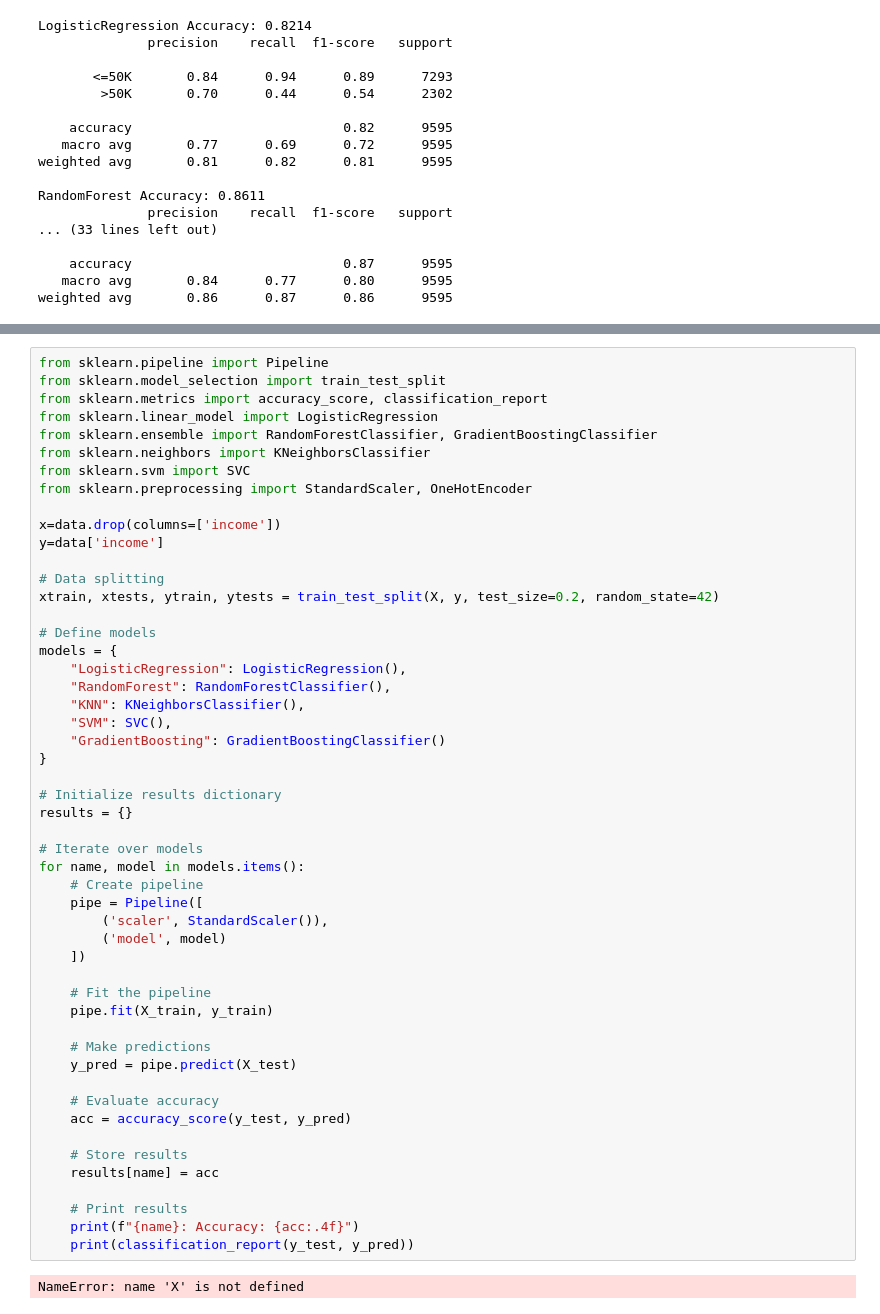
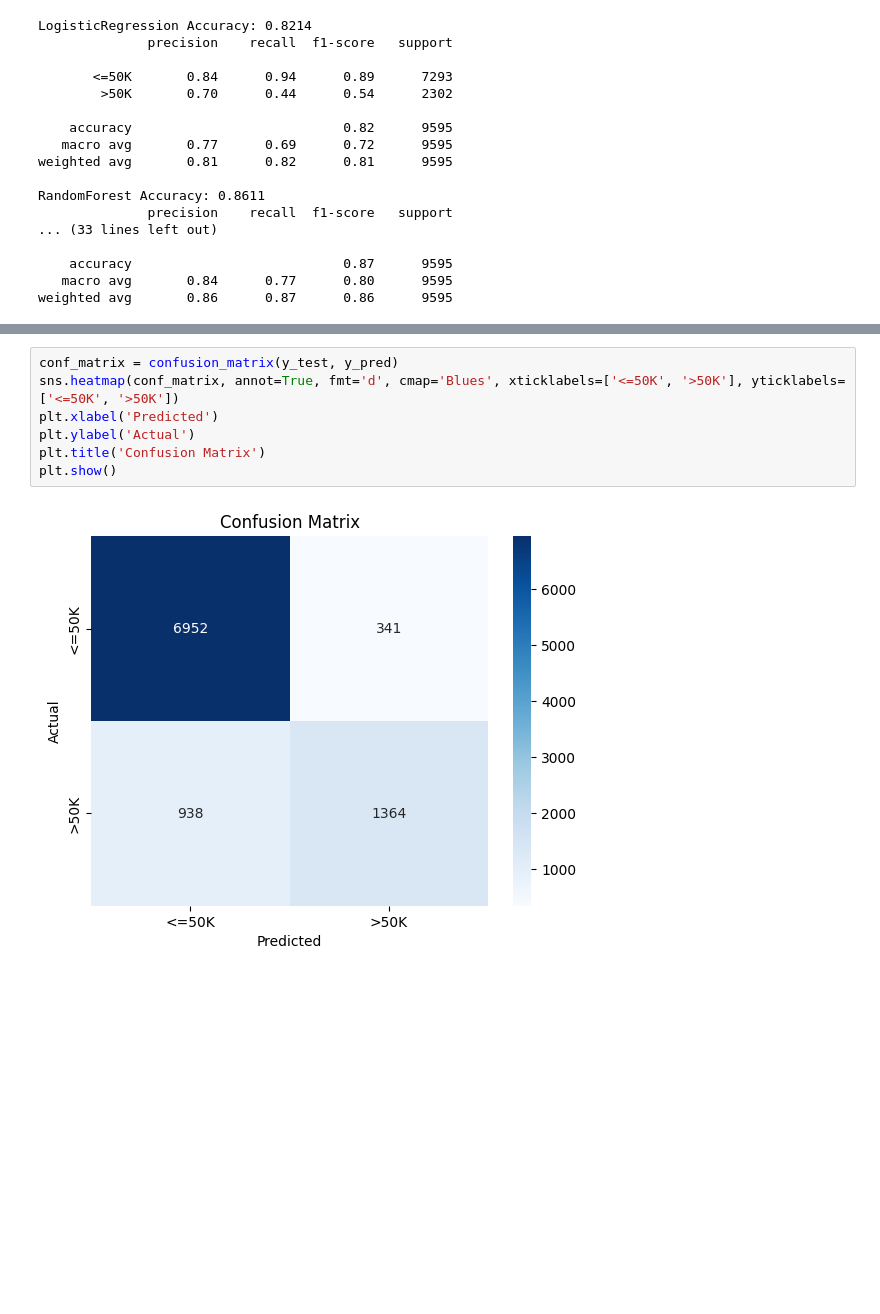
Before and after one commit to Varsha241224/EmployeeSalaryPrediction, a Jupyter notebook: Employeesalary.ipynb, the cells around one changed output, grey strips where cells are left out. Cells and saved outputs as stored; diff of their text form; blank space fills up the shorter version.

```diff
--- a/Employeesalary.ipynb
+++ b/Employeesalary.ipynb
@@ -465,53 +447,9 @@ FileNotFoundError: [Errno 2] No such file or directory: 'your_dataset.csv'
-# %%
-from sklearn.pipeline import Pipeline
-from sklearn.model_selection import train_test_split
-from sklearn.metrics import accuracy_score, classification_report
-from sklearn.linear_model import LogisticRegression
-from sklearn.ensemble import RandomForestClassifier, GradientBoostingClassifier
-from sklearn.neighbors import KNeighborsClassifier
-from sklearn.svm import SVC
-from sklearn.preprocessing import StandardScaler, OneHotEncoder
-
-x=data.drop(columns=['income'])
-y=data['income']
-
-# Data splitting
-xtrain, xtests, ytrain, ytests = train_test_split(X, y, test_size=0.2, random_state=42)
-
-# Define models
-models = {
-    "LogisticRegression": LogisticRegression(),
-    "RandomForest": RandomForestClassifier(),
-    "KNN": KNeighborsClassifier(),
-    "SVM": SVC(),
-    "GradientBoosting": GradientBoostingClassifier()
-}
-
-# Initialize results dictionary
-results = {}
-
-# Iterate over models
-for name, model in models.items():
-    # Create pipeline
-    pipe = Pipeline([
-        ('scaler', StandardScaler()),
-        ('model', model)
-    ])
-
-    # Fit the pipeline
-    pipe.fit(X_train, y_train)
-
-    # Make predictions
-    y_pred = pipe.predict(X_test)
-
-    # Evaluate accuracy
-    acc = accuracy_score(y_test, y_pred)
-
-    # Store results
-    results[name] = acc
-
-    # Print results
-    print(f"{name}: Accuracy: {acc:.4f}")
-    print(classification_report(y_test, y_pred))
-# %% [output]
-NameError: name 'X' is not defined
+# %%
+conf_matrix = confusion_matrix(y_test, y_pred)
+sns.heatmap(conf_matrix, annot=True, fmt='d', cmap='Blues', xticklabels=['<=50K', '>50K'], yticklabels=['<=50K', '>50K'])
+plt.xlabel('Predicted')
+plt.ylabel('Actual')
+plt.title('Confusion Matrix')
+plt.show()
+# %% [output]
+[figure, added]
```
Also changed, not shown: parts of 14 cells of this notebook.
